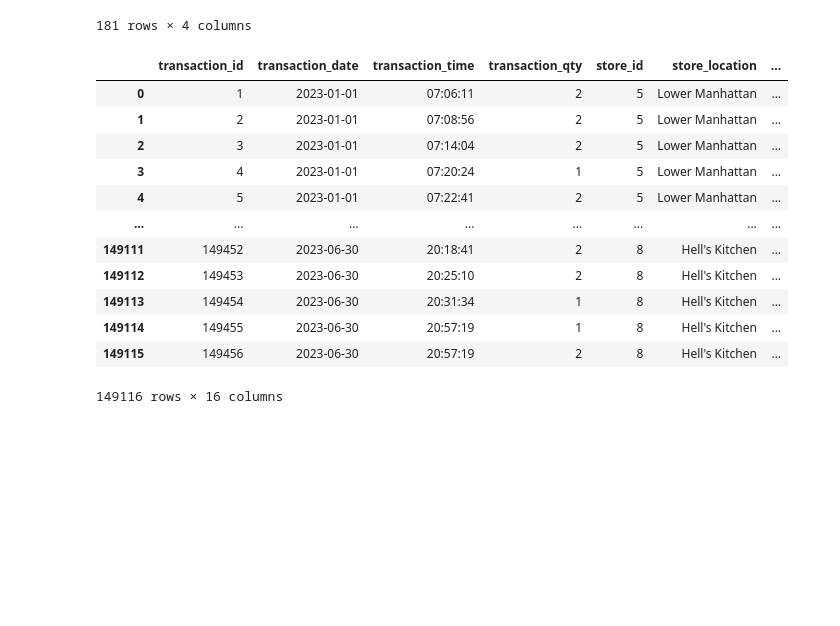
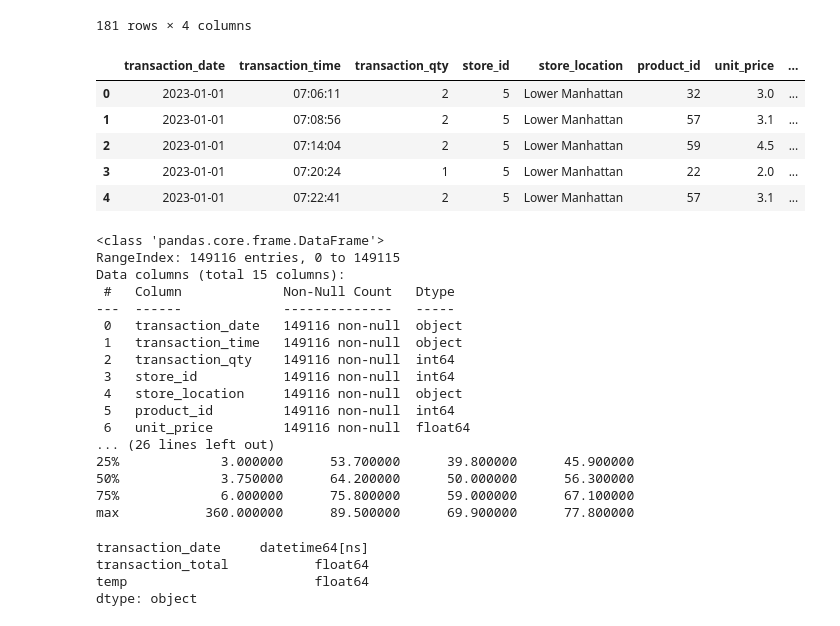
Before and after one commit to SnakeSpeak/coffee_shop, a Jupyter notebook: coffee_weather.ipynb, the cells around one changed output. Drawn from its saved outputs; the diff is of its cells as text; code cells hidden in the pictures; blank space fills up the shorter version.

```diff
--- a/coffee_weather.ipynb
+++ b/coffee_weather.ipynb
@@ -72,20 +102,57 @@ nyc_temp_df
 # %%
 # Left join coffee_df w/ nyc_temp_df on dates
 
 coffee_and_temp_df = pd.merge(coffee_df, nyc_temp_df, how = 'left', left_on= 'transaction_date', right_on= 'datetime')
 coffee_and_temp_df = coffee_and_temp_df.drop('datetime', axis = 1)
-coffee_and_temp_df
+coffee_and_temp_df.head()
 # %% [output]
-|  | transaction_id | transaction_date | transaction_time | transaction_qty | store_id | store_location | ... |
-| 0 | 1 | 2023-01-01 | 07:06:11 | 2 | 5 | Lower Manhattan | ... |
-| 1 | 2 | 2023-01-01 | 07:08:56 | 2 | 5 | Lower Manhattan | ... |
-| 2 | 3 | 2023-01-01 | 07:14:04 | 2 | 5 | Lower Manhattan | ... |
-| 3 | 4 | 2023-01-01 | 07:20:24 | 1 | 5 | Lower Manhattan | ... |
-| 4 | 5 | 2023-01-01 | 07:22:41 | 2 | 5 | Lower Manhattan | ... |
-| ... | ... | ... | ... | ... | ... | ... | ... |
-| 149111 | 149452 | 2023-06-30 | 20:18:41 | 2 | 8 | Hell's Kitchen | ... |
-| 149112 | 149453 | 2023-06-30 | 20:25:10 | 2 | 8 | Hell's Kitchen | ... |
-| 149113 | 149454 | 2023-06-30 | 20:31:34 | 1 | 8 | Hell's Kitchen | ... |
-| 149114 | 149455 | 2023-06-30 | 20:57:19 | 1 | 8 | Hell's Kitchen | ... |
-| 149115 | 149456 | 2023-06-30 | 20:57:19 | 2 | 8 | Hell's Kitchen | ... |
+|  | transaction_date | transaction_time | transaction_qty | store_id | store_location | product_id | unit_price | ... |
+| 0 | 2023-01-01 | 07:06:11 | 2 | 5 | Lower Manhattan | 32 | 3.0 | ... |
+| 1 | 2023-01-01 | 07:08:56 | 2 | 5 | Lower Manhattan | 57 | 3.1 | ... |
+| 2 | 2023-01-01 | 07:14:04 | 2 | 5 | Lower Manhattan | 59 | 4.5 | ... |
+| 3 | 2023-01-01 | 07:20:24 | 1 | 5 | Lower Manhattan | 22 | 2.0 | ... |
+| 4 | 2023-01-01 | 07:22:41 | 2 | 5 | Lower Manhattan | 57 | 3.1 | ... |
-149116 rows × 16 columns
+# %%
+# Understand the new DataFrame
+
+print(coffee_and_temp_df.info()) # no null values and dtypes are appropriate
+print(coffee_and_temp_df.describe())
+# %% [output]
+<class 'pandas.core.frame.DataFrame'>
+RangeIndex: 149116 entries, 0 to 149115
+Data columns (total 15 columns):
+ #   Column             Non-Null Count   Dtype
+---  ------             --------------   -----
+ 0   transaction_date   149116 non-null  object
+ 1   transaction_time   149116 non-null  object
+ 2   transaction_qty    149116 non-null  int64
+ 3   store_id           149116 non-null  int64
+ 4   store_location     149116 non-null  object
+ 5   product_id         149116 non-null  int64
+ 6   unit_price         149116 non-null  float64
+... (26 lines left out)
+25%             3.000000      53.700000      39.800000      45.900000
+50%             3.750000      64.200000      50.000000      56.300000
+75%             6.000000      75.800000      59.000000      67.100000
+max           360.000000      89.500000      69.900000      77.800000
+# %%
+# Create a new DataFrame w/ new data where it's only single day observations w/ transaction totals and daily temp.
+
+just_coff_and_tea_df = coffee_and_temp_df[coffee_and_temp_df['product_category'].isin(['Coffee','Tea'])]
+
+series = just_coff_and_tea_df.groupby('transaction_date')['transaction_total'].sum()
+x = series.index
+y = series.values
+y2 = just_coff_and_tea_df[['transaction_date','temp']].drop_duplicates()
+y2 = y2['temp']
+y2 = y2.values
+plot_data = pd.DataFrame(x)
+plot_data['transaction_total'] = y
+plot_data['temp'] = y2
+plot_data['transaction_date'] = pd.to_datetime(plot_data['transaction_date'])
+plot_data.dtypes # ensure 'transaction_date' columnn is datetime64
+# %% [output]
+transaction_date     datetime64[ns]
+transaction_total           float64
+temp                        float64
+dtype: object
```
Also changed, not shown: parts of 11 cells of this notebook.
